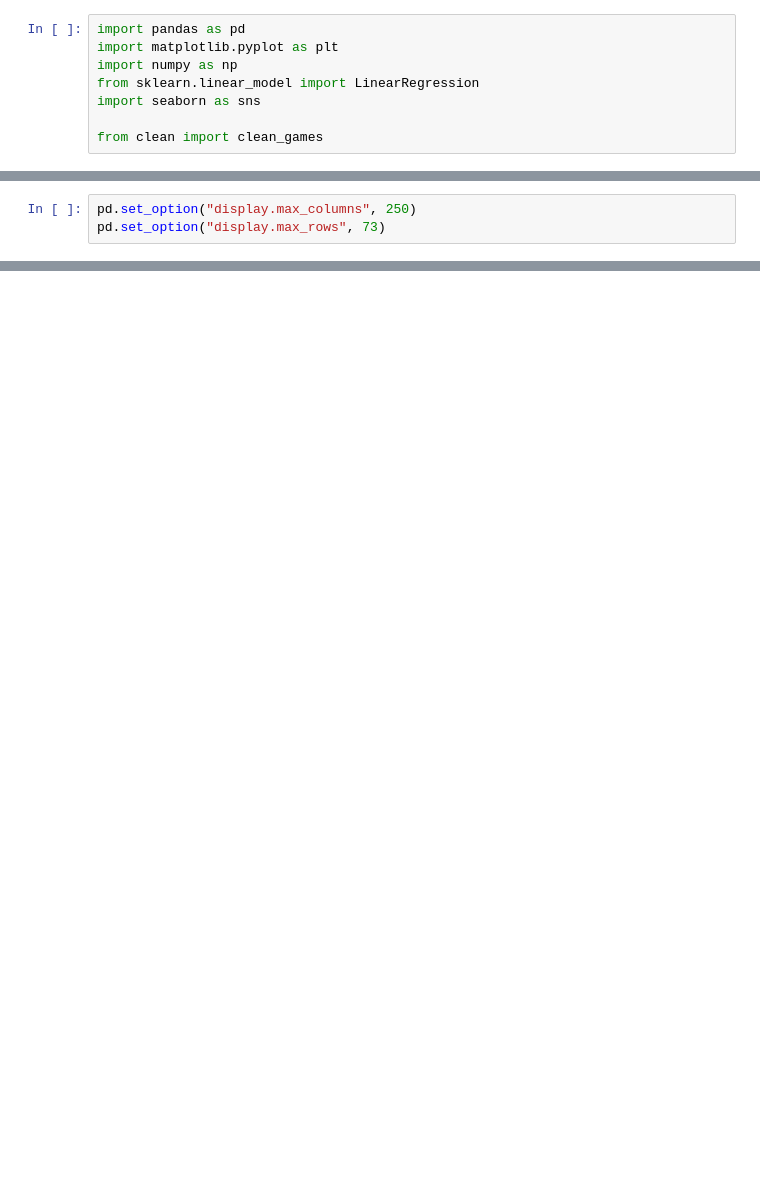
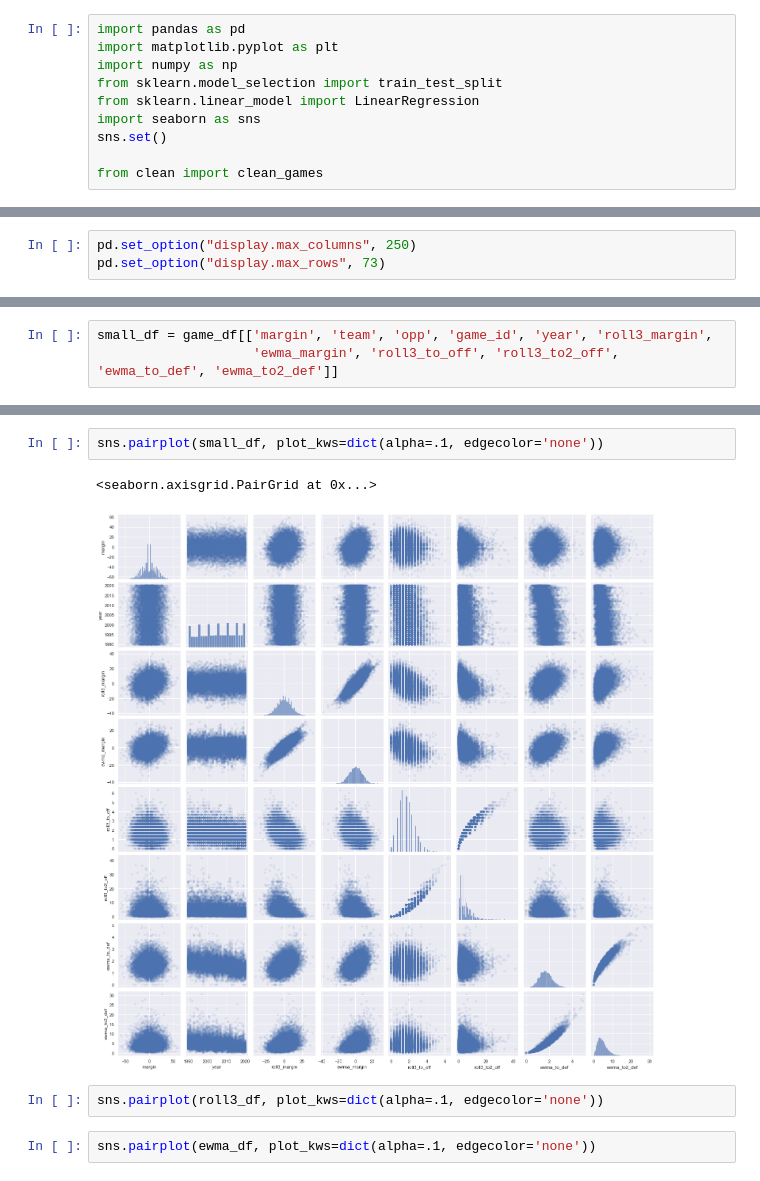
Before and after one commit to edubu2/metis-project2, a Jupyter notebook: code/feature_engineering.ipynb, the cells around one changed output, grey strips where cells are left out. Drawn from its saved outputs; the diff is of its cells as text; blank space fills up the shorter version.

```diff
--- a/code/feature_engineering.ipynb
+++ b/code/feature_engineering.ipynb
@@ -2,8 +2,10 @@
 import pandas as pd
 import matplotlib.pyplot as plt
 import numpy as np
+from sklearn.model_selection import train_test_split
 from sklearn.linear_model import LinearRegression
 import seaborn as sns
+sns.set()
 
 from clean import clean_games
 # %%
@@ -89,0 +123,3 @@ ewma_to2_def_opp
+# %%
+small_df = game_df[['margin', 'team', 'opp', 'game_id', 'year', 'roll3_margin',
+                    'ewma_margin', 'roll3_to_off', 'roll3_to2_off', 'ewma_to_def', 'ewma_to2_def']]
@@ -89,0 +140,9 @@ ewma_to2_def_opp
+# %%
+sns.pairplot(small_df, plot_kws=dict(alpha=.1, edgecolor='none'))
+# %% [output]
+<seaborn.axisgrid.PairGrid at 0x...>
+[figure, added]
+# %%
+sns.pairplot(roll3_df, plot_kws=dict(alpha=.1, edgecolor='none'))
+# %%
+sns.pairplot(ewma_df, plot_kws=dict(alpha=.1, edgecolor='none'))
```
Also changed, not shown: parts of 10 cells of this notebook, 2 other files.
